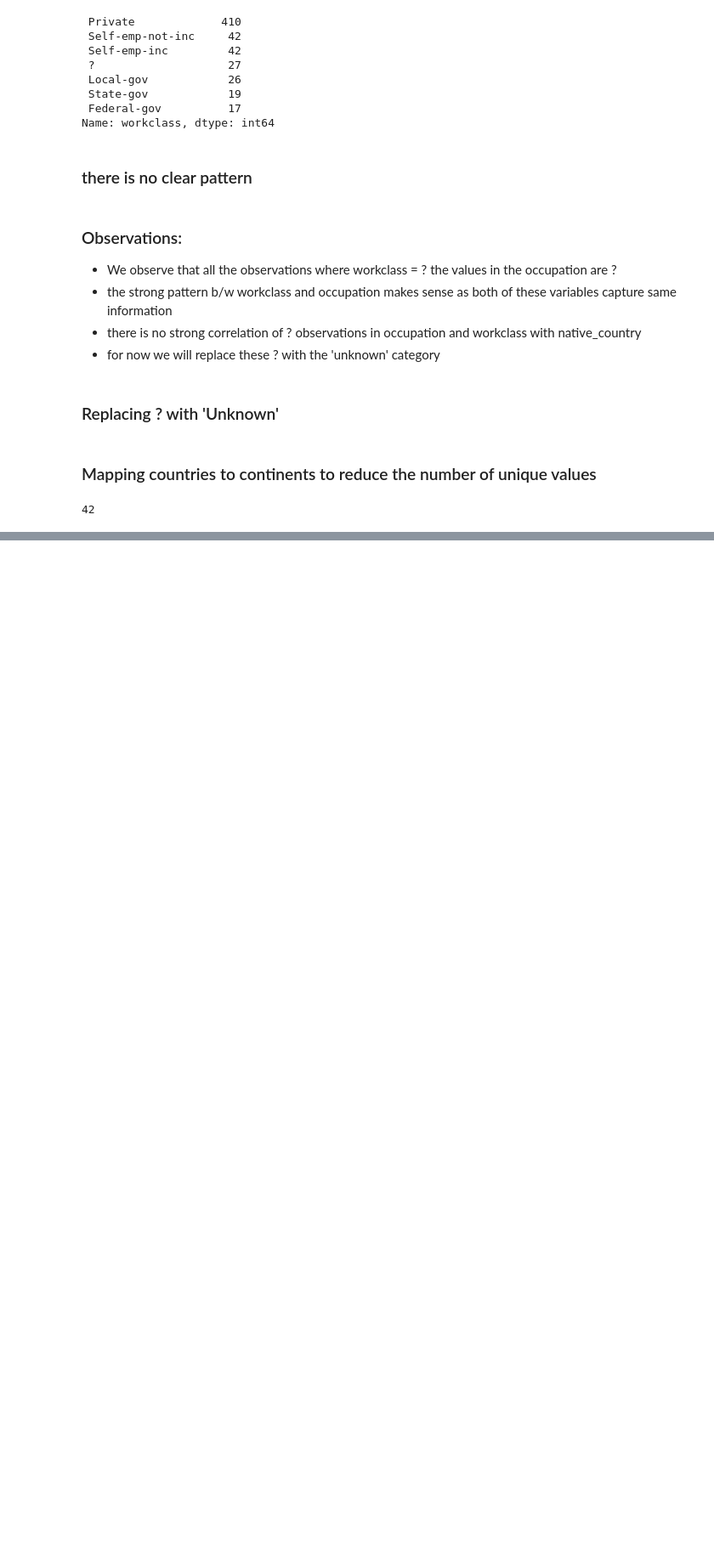
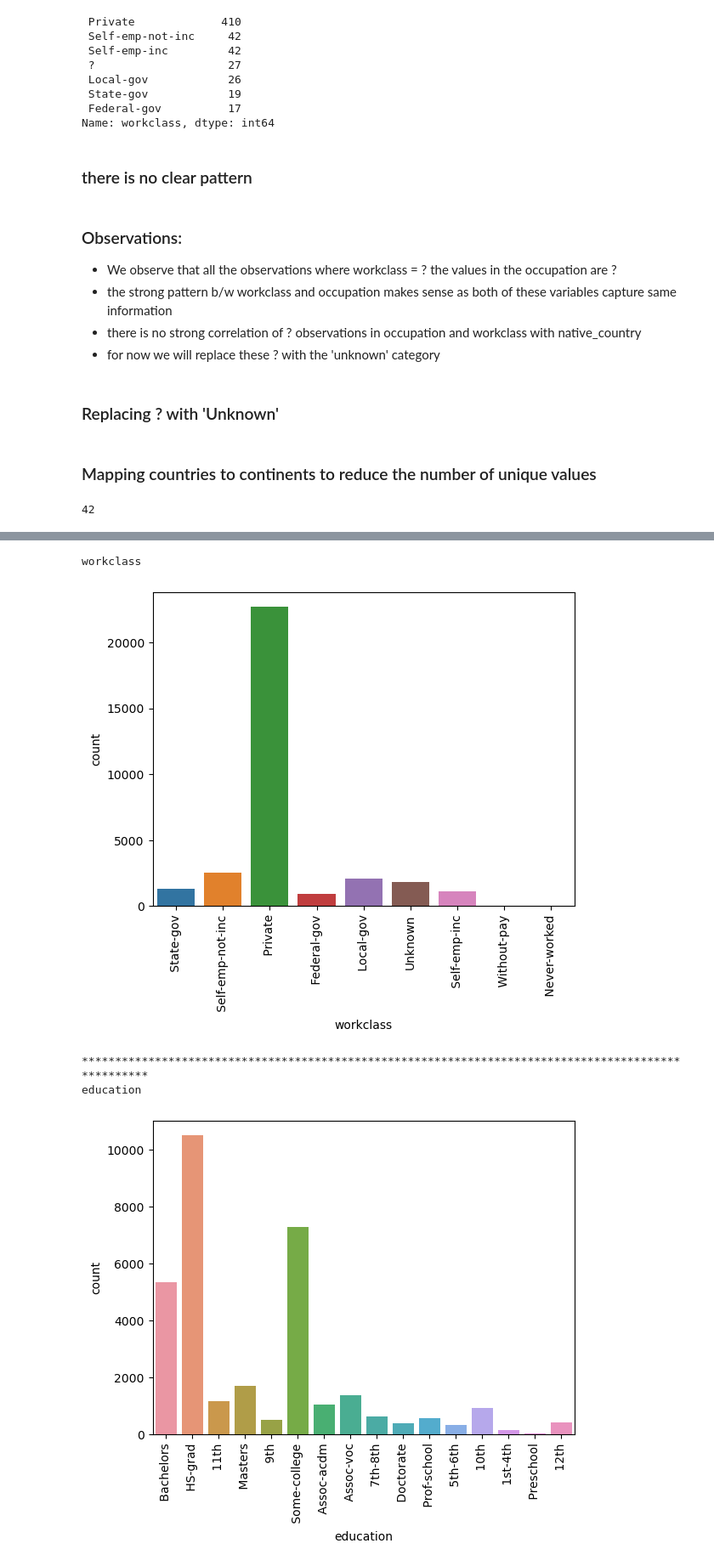
Before and after one commit to poonampal/AIML, a Jupyter notebook: Supervised_Learning_Classification/WHO Case Study.ipynb, the cells around one changed output, grey strips where cells are left out. Shown at 85% size. Drawn from its saved outputs; the diff is of its cells as text; code cells hidden in the pictures; blank space fills up the shorter version.

```diff
--- a/Supervised_Learning_Classification/WHO Case Study.ipynb
+++ b/Supervised_Learning_Classification/WHO Case Study.ipynb
@@ -312,0 +449,13 @@ df.native_country.nunique()
+# %%
+for i in cat_col:
+    print(i)
+    sns.countplot(data=df_clean, x=i)
+    plt.xticks(rotation=90)
+    plt.show()
+    print("*"*100)
+# %% [output]
+workclass
+[figure, added]
+****************************************************************************************************
+education
+[figure, added]
```
Also changed, not shown: parts of 101 cells of this notebook.
